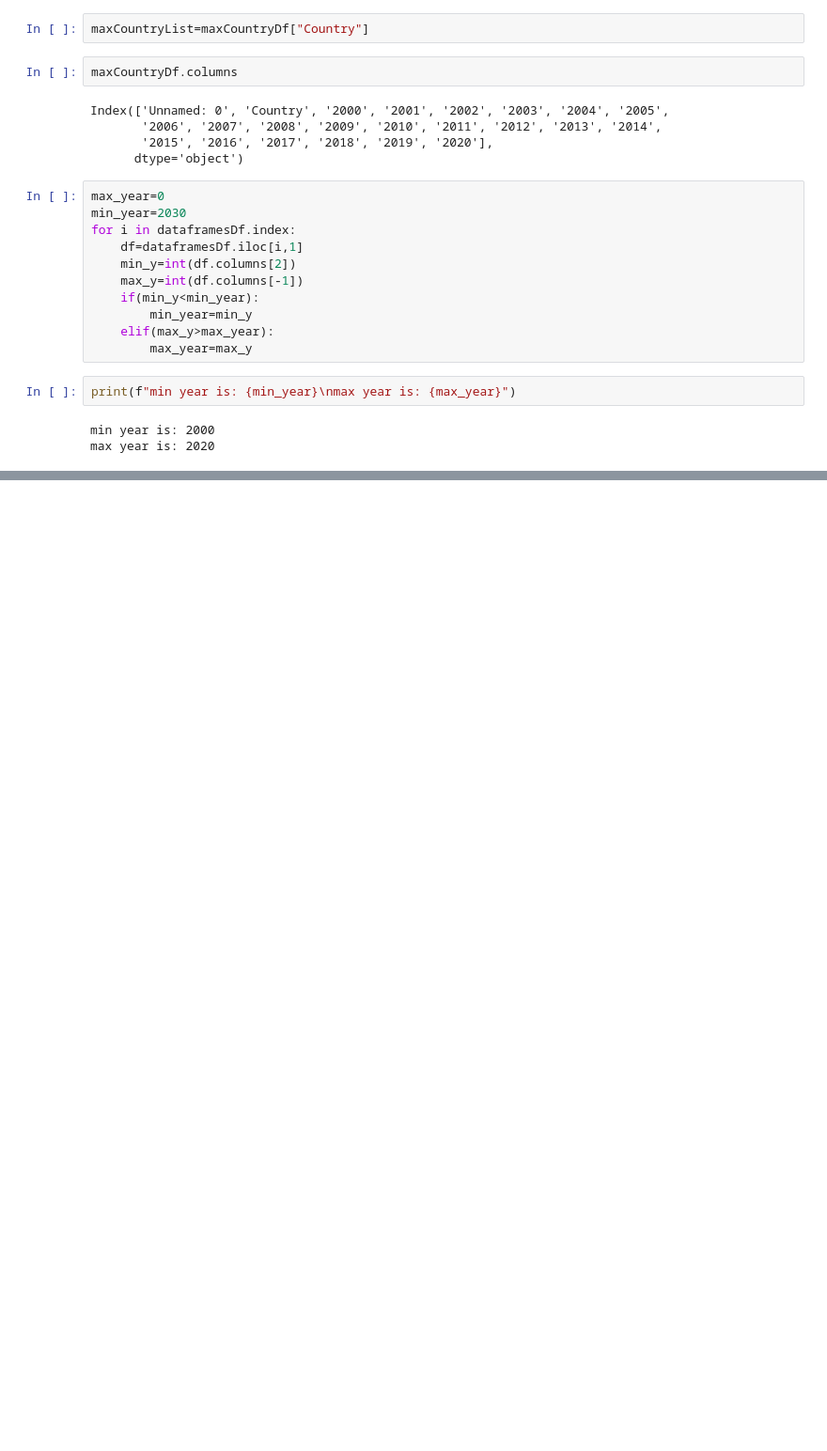
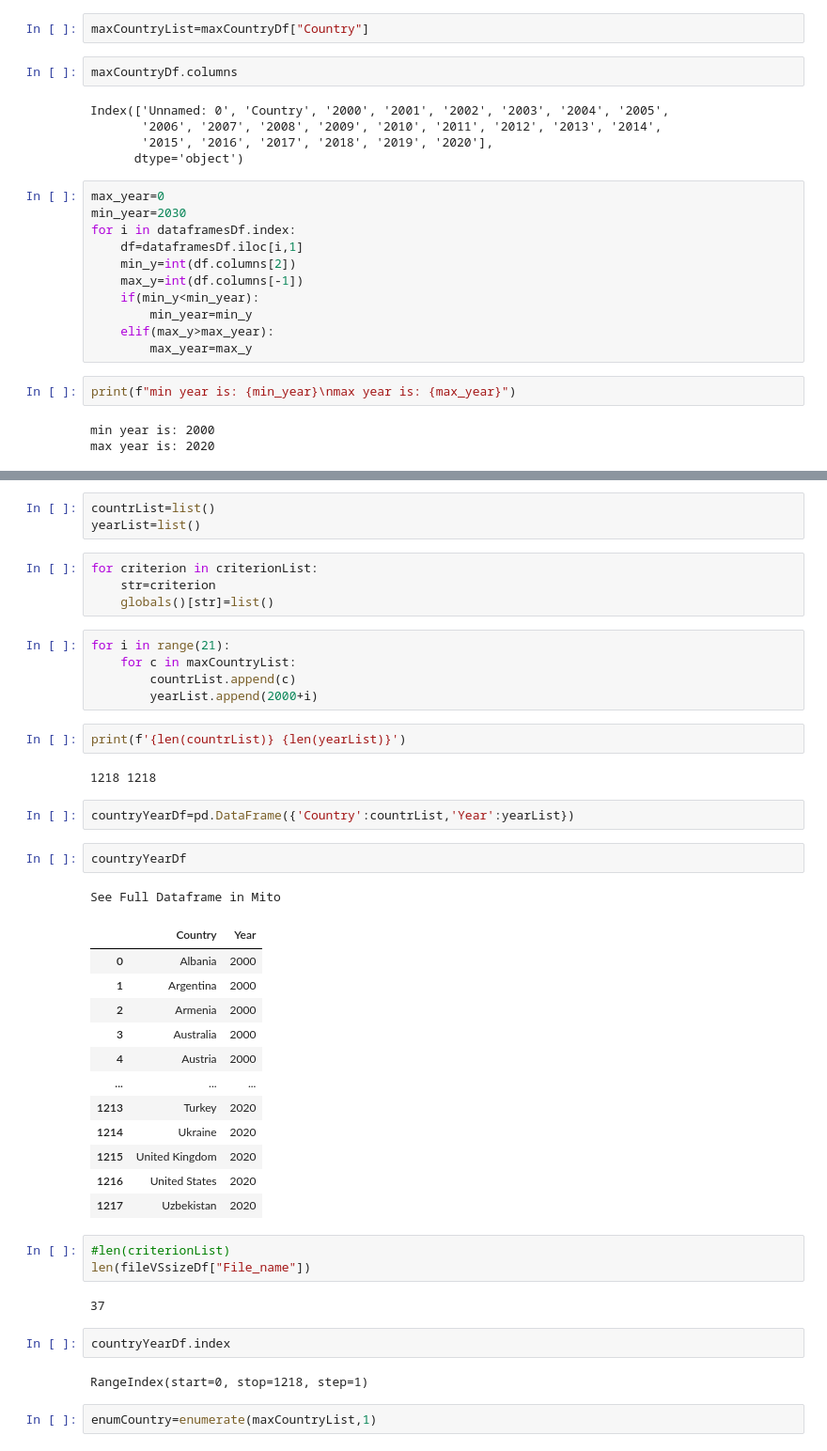
Before and after one commit to zeevSozin/data-science-project, a Jupyter notebook: dataGatherring.ipynb, the cells around one changed output, grey strips where cells are left out. Shown at 94% size. Saved outputs shown, nothing was run; the diff lists cells and outputs as text; blank space fills up the shorter version.

```diff
--- a/dataGatherring.ipynb
+++ b/dataGatherring.ipynb
@@ -218,0 +264,45 @@ max year is: 2020
+# %%
+countrList=list()
+yearList=list()
+# %%
+for criterion in criterionList:
+    str=criterion
+    globals()[str]=list()
+# %%
+for i in range(21):
+    for c in maxCountryList:
+        countrList.append(c)
+        yearList.append(2000+i)
+# %%
+print(f'{len(countrList)} {len(yearList)}')
+# %% [output]
+1218 1218
+# %%
+countryYearDf=pd.DataFrame({'Country':countrList,'Year':yearList})
+# %%
+countryYearDf
+# %% [output]
+See Full Dataframe in Mito
+|  | Country | Year |
+| 0 | Albania | 2000 |
+| 1 | Argentina | 2000 |
+| 2 | Armenia | 2000 |
+| 3 | Australia | 2000 |
+| 4 | Austria | 2000 |
+| ... | ... | ... |
+| 1213 | Turkey | 2020 |
+| 1214 | Ukraine | 2020 |
+| 1215 | United Kingdom | 2020 |
+| 1216 | United States | 2020 |
+| 1217 | Uzbekistan | 2020 |
+# %%
+#len(criterionList)
+len(fileVSsizeDf["File_name"])
+# %% [output]
+37
+# %%
+countryYearDf.index
+# %% [output]
+RangeIndex(start=0, stop=1218, step=1)
+# %%
+enumCountry=enumerate(maxCountryList,1)
```
Also changed, not shown: parts of 14 cells of this notebook.
